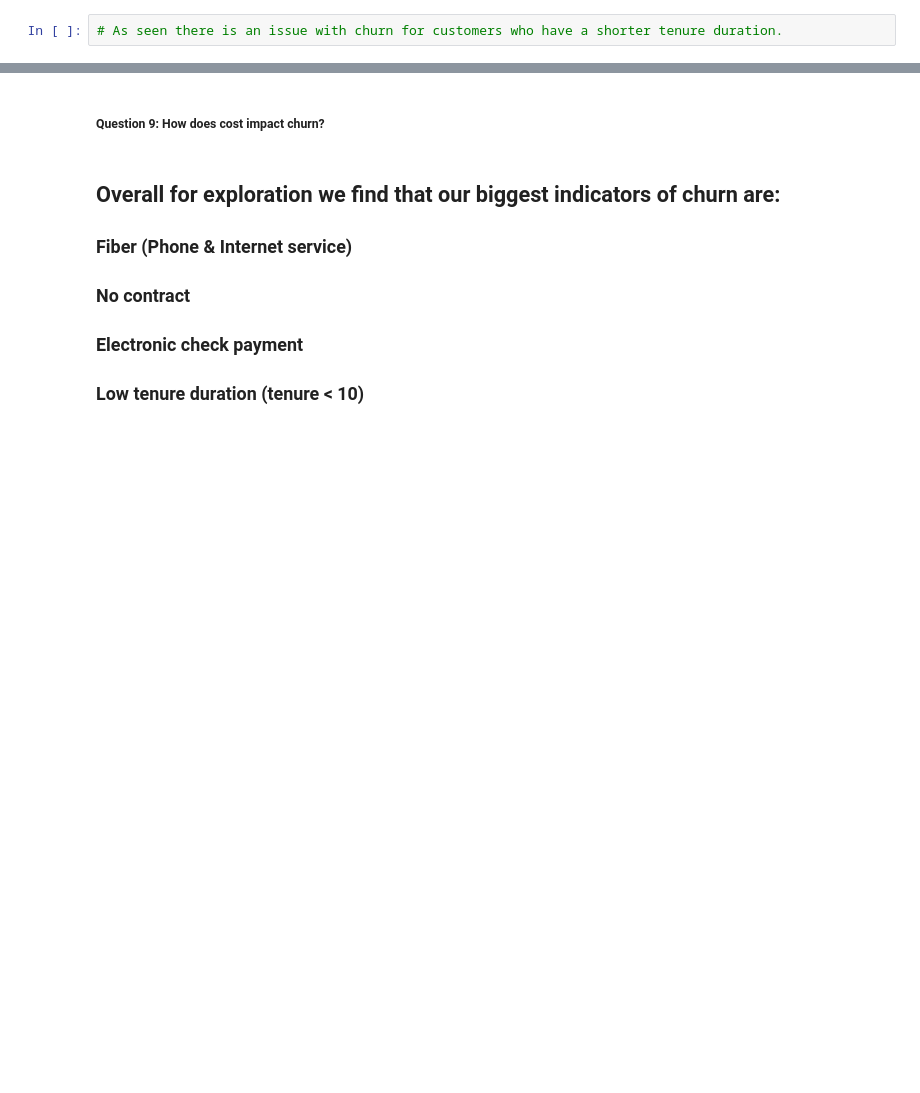
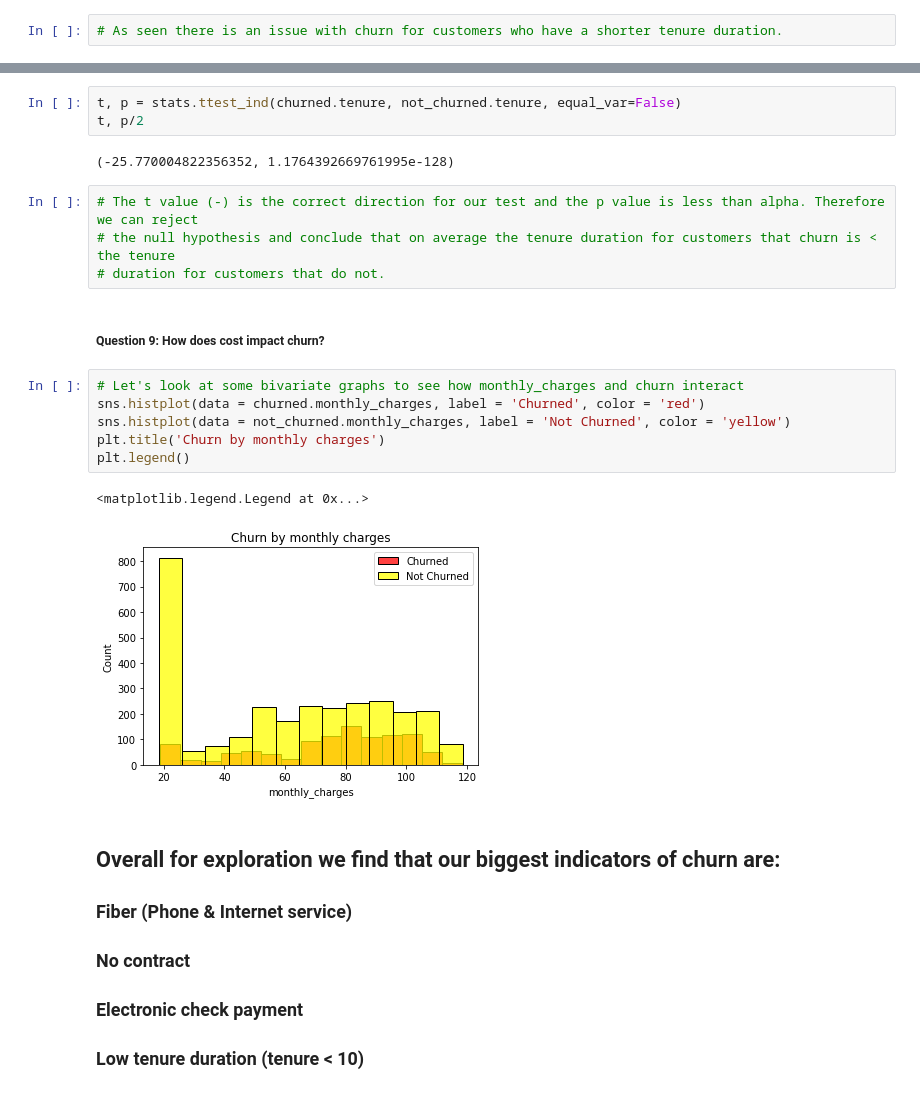
Before and after one commit to watermanbrandyn/classification_project, a Jupyter notebook: classification_workbook.ipynb, the cells around one changed output, grey strips where cells are left out. Saved outputs shown, nothing was run; the diff lists cells and outputs as text; blank space fills up the shorter version.

```diff
--- a/classification_workbook.ipynb
+++ b/classification_workbook.ipynb
@@ -820,5 +870,23 @@ ten_churn_cross.plot()
+# %%
+t, p = stats.ttest_ind(churned.tenure, not_churned.tenure, equal_var=False)
+t, p/2
+# %% [output]
+(-25.770004822356352, 1.1764392669761995e-128)
+# %%
+# The t value (-) is the correct direction for our test and the p value is less than alpha. Therefore we can reject
+# the null hypothesis and conclude that on average the tenure duration for customers that churn is < the tenure
+# duration for customers that do not.
 # %% [markdown]
 ##### Question 9: How does cost impact churn?
+# %%
+# Let's look at some bivariate graphs to see how monthly_charges and churn interact
+sns.histplot(data = churned.monthly_charges, label = 'Churned', color = 'red')
+sns.histplot(data = not_churned.monthly_charges, label = 'Not Churned', color = 'yellow')
+plt.title('Churn by monthly charges')
+plt.legend()
+# %% [output]
+<matplotlib.legend.Legend at 0x...>
+[figure, added]
 # %% [markdown]
 ## Overall for exploration we find that our biggest indicators of churn are:
 ### Fiber (Phone & Internet service)
```
Also changed, not shown: parts of 15 cells of this notebook.
